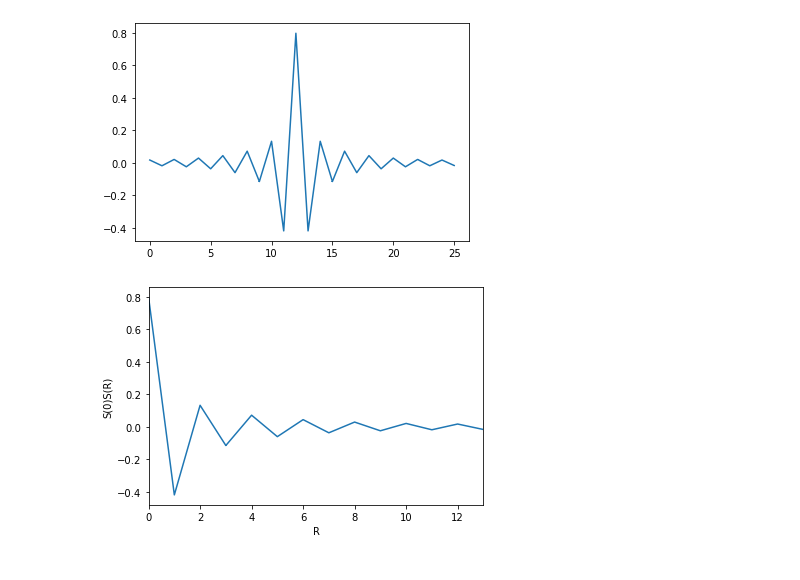
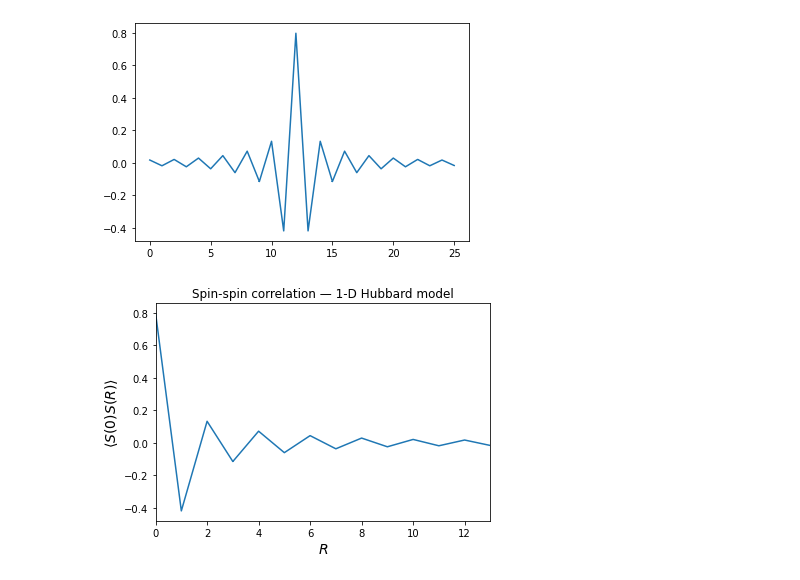
Before and after one commit to ALF-QMC/pyALF, a Jupyter notebook: Notebooks/Hubbard.ipynb, the cells around one changed output. Saved outputs shown, nothing was run; the diff lists cells and outputs as text; code cells hidden in the pictures.

```diff
--- a/Notebooks/Hubbard.ipynb
+++ b/Notebooks/Hubbard.ipynb
@@ -58,8 +58,9 @@ plt.show()
 # %%
 fig, ax = plt.subplots()
 ax.errorbar(x-12,y,yerr)
 ax.set_xlim([0,13])
-ax.set_xlabel('R')
-ax.set_ylabel('S(0)S(R)');
+ax.set_title('Spin-spin correlation — 1-D Hubbard model')
+ax.set_xlabel(r'$R$', fontsize=14)
+ax.set_ylabel(r'$\langle S(0)S(R)\rangle$', fontsize=14);
 # %% [output]
-[figure, old version]
+[figure, new version]
```
